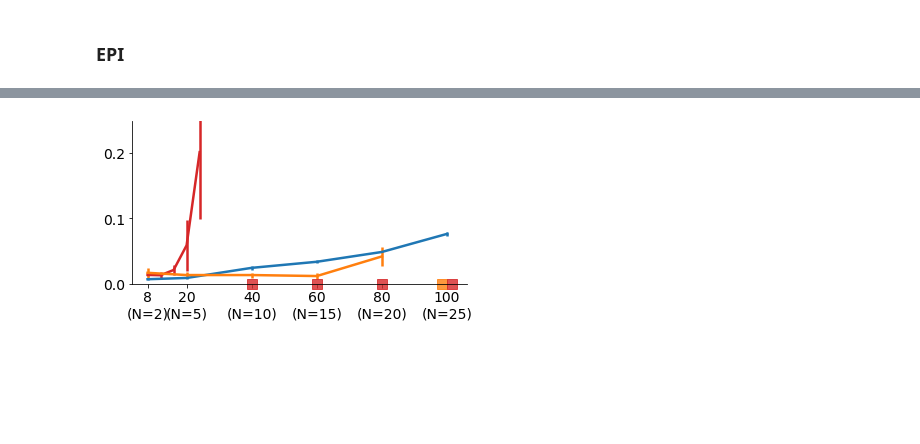
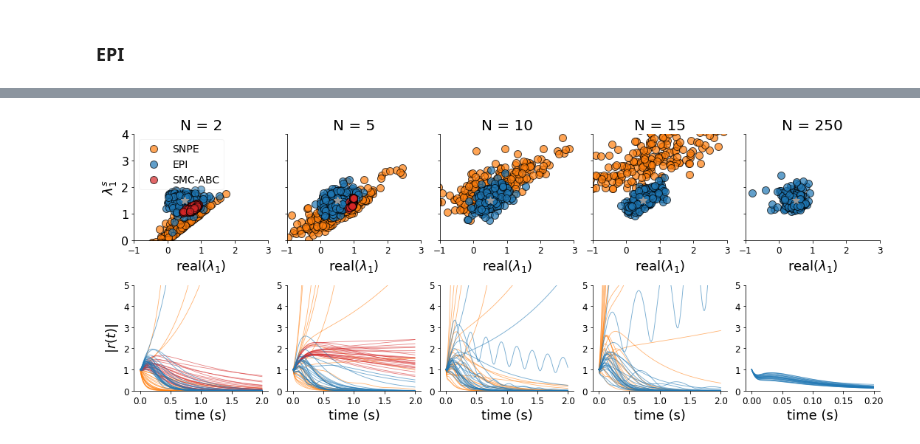
Before and after one commit to cunningham-lab/epi, a Jupyter notebook: notebooks/stab_amp/AnalyzeStableAmp.ipynb, the cells around one changed output, grey strips where cells are left out. Drawn from its saved outputs; the diff is of its cells as text; code cells hidden in the pictures; blank space fills up the shorter version.

```diff
--- a/notebooks/stab_amp/AnalyzeStableAmp.ipynb
+++ b/notebooks/stab_amp/AnalyzeStableAmp.ipynb
@@ -639,45 +674,3 @@ plt.show()
-# %%
-fig, ax = plt.subplots(1,1,figsize=(6,3))
-
-N_xs = [2, 5, 10, 15, 20, 25]
-xticks = [4*N for N in [2,5,10,15,20,25]]
-xtick_labels = ["%d\n(N=%d)" % (D,D//4) if ((D//4) in N_xs) else ''
-                for D in xticks]
-
-_N_epis = N_xs
-_epi_time_mean = epi_time_mean[:len(_N_epis)]
-_epi_time_std = epi_time_std[:len(_N_epis)]
-
-D_smcs = [4*N for N in N_smcs]
-D_snpes = [4*N for N in N_snpes]
-D_epis = [4*N for N in _N_epis]
-yticks = [0., 0.1, 0.2]
-
-colors = sns.color_palette()
-lw = 2.5
-fontsize = 16
-
-ax.errorbar(x=D_epis, y=_epi_time_mean, yerr=_epi_time_std,
-            color=colors[0], ecolor=colors[0], lw=lw, label='EPI')
-ax.errorbar(x=D_smcs, y=smc_time_mean, yerr=smc_time_std,
-            color=colors[3], ecolor=colors[3], lw=lw, label='SMC')
-ax.errorbar(x=D_snpes, y=snpe_time_mean, yerr=snpe_time_std,
-            color=colors[1], ecolor=colors[1], lw=lw, label='SNPE')
-
-SMC_fails = np.array([40, 60, 80, 100], dtype=np.float32)
-SMC_fails[3:] += 1.5
-SNPE_fails = np.array([100])-1.5
-ax.plot(SNPE_fails, np.zeros(len(SNPE_fails)), 's', c=colors[1], clip_on=False, alpha=0.8)
-ax.plot(SMC_fails, np.zeros(len(SMC_fails)), 's', c=colors[3], clip_on=False, alpha=0.8)
-
-ax.set_xticks(xticks)
-ax.set_xticklabels(xtick_labels, fontsize=fontsize-2)
-ax.set_yticks(yticks)
-ax.set_yticklabels(yticks, fontsize=fontsize-2)
-ax.set_ylim([0, .25])
-plt.show()
-# %% [output]
-[figure, removed]
 # %%
 import scipy
 
@@ -694,10 +687,10 @@ def eig_scatter(T_x, c='k', ax=None, label=None):
     if ax is None:
         fig, ax = plt.subplots(1,1,figsize=(5,5))
     ax.plot([0.5], [1.5], '*', c=gray, markersize=10)
-    ax.plot([0, 0], [1, 2], '--', c=gray)
+    """ax.plot([0, 0], [1, 2], '--', c=gray)
     ax.plot([1, 1], [1, 2], '--', c=gray)
     ax.plot([0, 1], [2, 2], '--', c=gray)
-    ax.plot([0, 1], [1, 1], '--', c=gray)
+    ax.plot([0, 1], [1, 1], '--', c=gray)"""
     ax.scatter(J_real_max_eig, Js_max_eig,
                color=c, edgecolors='k',
                alpha=alpha, label=label)
@@ -707,10 +700,11 @@ def sim_r2RNN(z, N, M, t):
     U = np.reshape(z[:,:(2*N)], (-1, N, 2))
     V = np.reshape(z[:,(2*N):], (-1, N, 2))
     J = np.matmul(U, np.transpose(V, [0,2,1]))
+    J = J + np.random.normal(0., 0.01, J.shape)
 
     r_ts = []
     for m in range(M):
-        _J = J[m] + 0.0*np.eye(N)
+        _J = J[m] + 0.01*np.eye(N)
         f = lambda r, t : (1/0.1)*(-r + np.dot(_J, r))
         u, s, v = np.linalg.svd(_J, full_matrices=False)
         r_R_t = scipy.integrate.odeint(f, v[0], t)
@@ -758,30 +752,33 @@ for i, N in enumerate(N_plot_eigs):
     # Sim from network parameters
 
     eig_scatter(T_x_snpe, c=colors[1], ax=ax, label='SNPE')
     eig_scatter(T_x_epi, c=colors[0], ax=ax, label='EPI')
     eig_scatter(T_x_smc, c=colors[3], ax=ax, label='SMC-ABC')
     ax.set_xlim([-1, 3])
     ax.set_ylim([0, 4])
     ax.set_yticks(yticks)
     if (i==0):
         ax.set_ylabel(r'$\lambda^s_1$', fontsize=fontsize)
         ax.set_yticklabels(yticks, fontsize=(fontsize-2))
         ax.legend(fontsize=(fontsize-4), framealpha=0.2, loc=2)
     else:
         ax.set_yticklabels(len(yticks)*[''])
     ax.set_xlabel(r'real($\lambda_1$)', fontsize=fontsize)
     ax.set_title('N = %d' % (N), fontsize=(fontsize+2))
 
     ax = axs[1][i]
     if r_t_snpe is not None:
         ax.plot(t, r_t_snpe.T, c=colors[1], lw=lw, alpha=alpha)
     if r_t_smc is not None:
         ax.plot(t, r_t_smc.T, c=colors[3], lw=lw, alpha=alpha)
     if r_t_epi is not None:
         ax.plot(t, r_t_epi.T, c=colors[0], lw=lw+.1, alpha=alpha)
     if i==0:
         ax.set_ylabel(r'$|r(t)|$', fontsize=fontsize)
     ax.set_xlabel('time (s)', fontsize=fontsize)
     ax.set_ylim([0,5])
 plt.tight_layout()
+plt.savefig(os.path.join(figdir, "EPI_scaling3.png"))
 plt.show()
+# %% [output]
+[figure, added]
```
Also changed, not shown: parts of 9 cells of this notebook.
